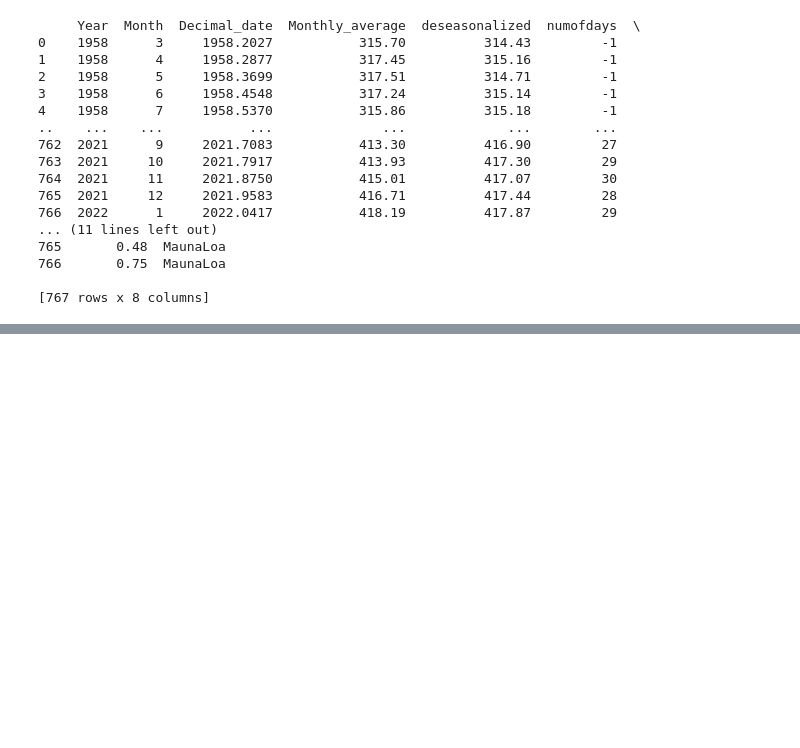
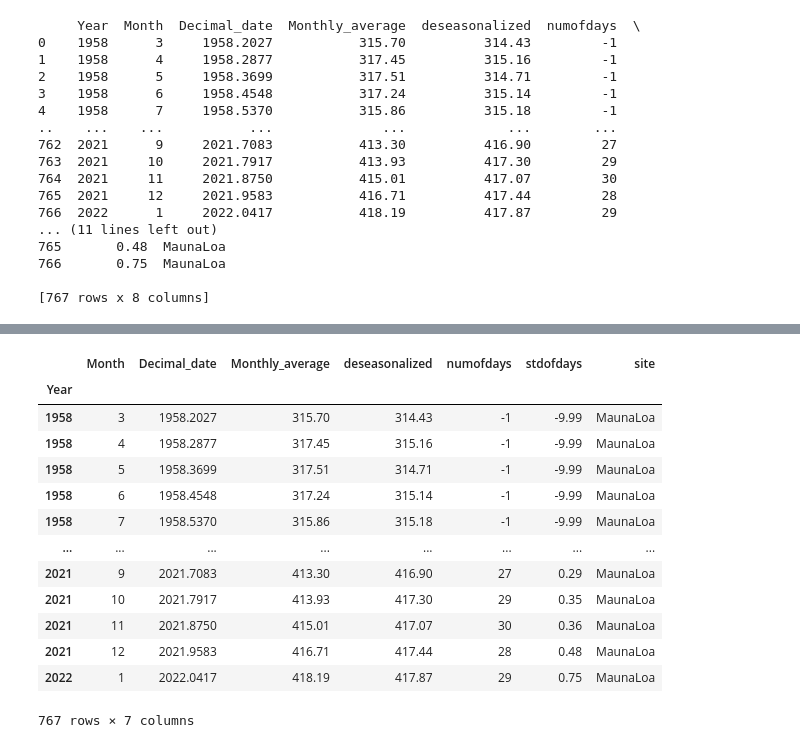
Before and after one commit to minchen-wisc/FWE375_SP22, a Jupyter notebook: Lec7/Lec7.ipynb, the cells around one changed output, grey strips where cells are left out. Drawn from its saved outputs; the diff is of its cells as text; code cells hidden in the pictures; blank space fills up the shorter version.

```diff
--- a/Lec7/Lec7.ipynb
+++ b/Lec7/Lec7.ipynb
@@ -207,0 +226,18 @@ plt.plot(DF["Decimal_date"], DF["Monthly_average"], 'o')
+# %%
+yi = DF.set_index("Year")
+yi
+# %% [output]
+|  | Month | Decimal_date | Monthly_average | deseasonalized | numofdays | stdofdays | site |
+| Year |  |  |  |  |  |  |  |
+| 1958 | 3 | 1958.2027 | 315.70 | 314.43 | -1 | -9.99 | MaunaLoa |
+| 1958 | 4 | 1958.2877 | 317.45 | 315.16 | -1 | -9.99 | MaunaLoa |
+| 1958 | 5 | 1958.3699 | 317.51 | 314.71 | -1 | -9.99 | MaunaLoa |
+| 1958 | 6 | 1958.4548 | 317.24 | 315.14 | -1 | -9.99 | MaunaLoa |
+| 1958 | 7 | 1958.5370 | 315.86 | 315.18 | -1 | -9.99 | MaunaLoa |
+| ... | ... | ... | ... | ... | ... | ... | ... |
+| 2021 | 9 | 2021.7083 | 413.30 | 416.90 | 27 | 0.29 | MaunaLoa |
+| 2021 | 10 | 2021.7917 | 413.93 | 417.30 | 29 | 0.35 | MaunaLoa |
+| 2021 | 11 | 2021.8750 | 415.01 | 417.07 | 30 | 0.36 | MaunaLoa |
+| 2021 | 12 | 2021.9583 | 416.71 | 417.44 | 28 | 0.48 | MaunaLoa |
+| 2022 | 1 | 2022.0417 | 418.19 | 417.87 | 29 | 0.75 | MaunaLoa |
+767 rows × 7 columns
```
Also changed, not shown: parts of 6 cells of this notebook.
